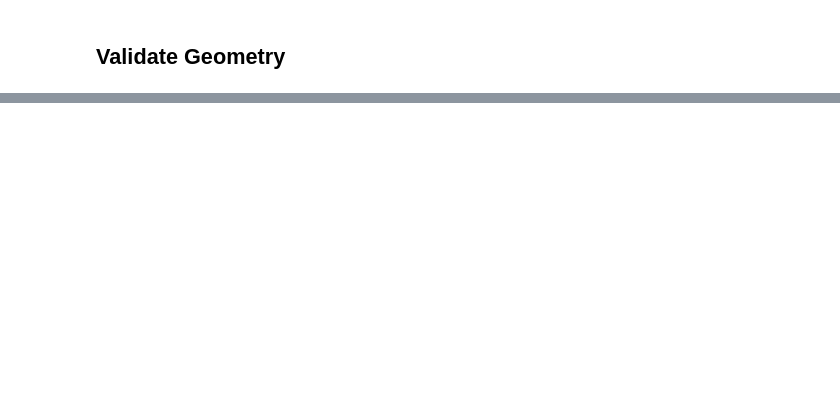
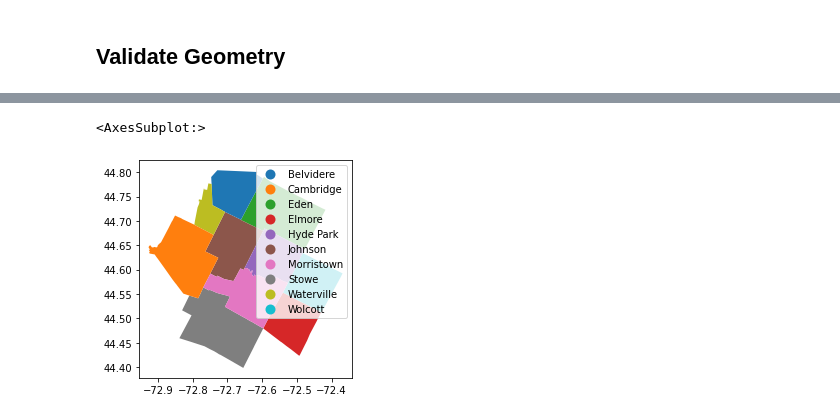
Before and after one commit to nonpartisan-redistricting-datahub/pdv-vt, a Jupyter notebook: vest-vt-2020/vest-vt-2020-validation.ipynb, the cells around one changed output, grey strips where cells are left out. Saved outputs shown, nothing was run; the diff lists cells and outputs as text; code cells hidden in the pictures; blank space fills up the shorter version.

```diff
--- a/vest-vt-2020/vest-vt-2020-validation.ipynb
+++ b/vest-vt-2020/vest-vt-2020-validation.ipynb
@@ -1466,5 +1506 @@ source_join["final_join_col"]=source_join["NAMELSAD10"]+"-"+source_join["NAME"]+
-# %%
-print(vest_vt_20.shape)
-print(len((vest_vt_20["NAMELSAD"]+"-"+vest_vt_20["NAMELSAD_1"]).unique()))
-vest_vt_20["final_join_col"]=vest_vt_20["NAMELSAD"]+"-"+vest_vt_20["NAMELSAD_1"]
 # %%
@@ -1590,0 +1613,5 @@ for i in range(0,len(source_geoms)):
+# %%
+vest_vt_20[vest_vt_20["COUNTYFP20"]=="015"].plot(column="NAME20",legend=True)
+# %% [output]
+<AxesSubplot:>
+[figure, added]
```
Also changed, not shown: parts of 116 cells of this notebook.
